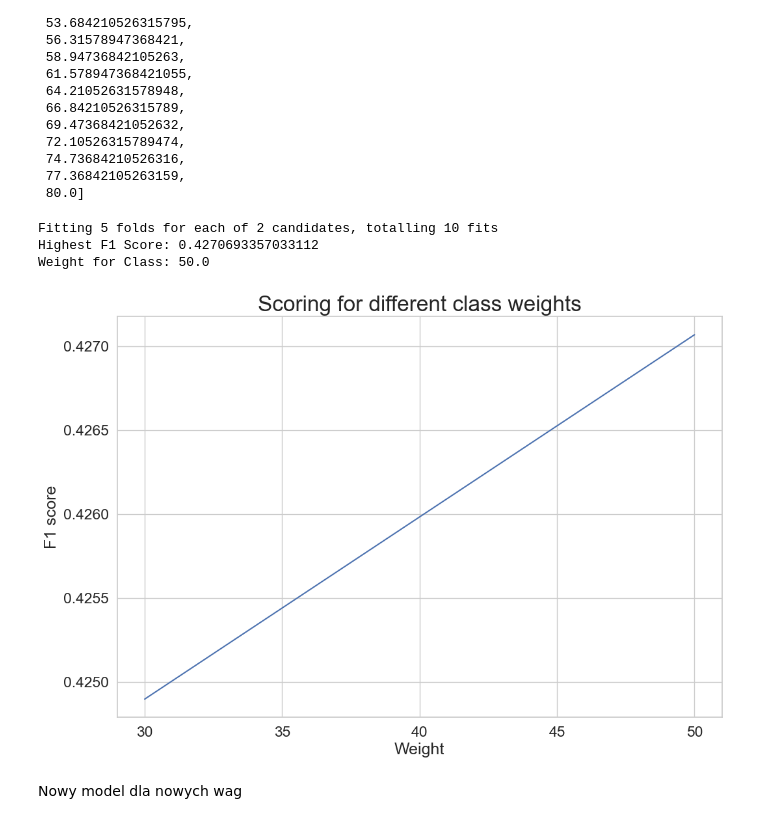
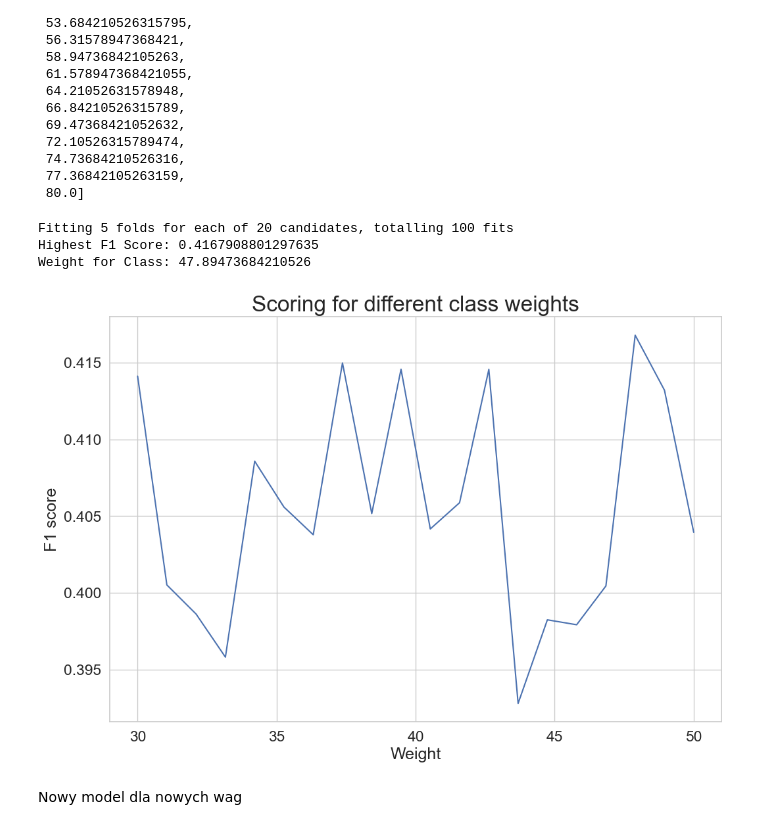
Before and after one commit to rakjuliaoczy/dr, a Jupyter notebook: XGBoost.ipynb, the cells around one changed output. Drawn from its saved outputs; the diff is of its cells as text; code cells hidden in the pictures.

```diff
--- a/XGBoost.ipynb
+++ b/XGBoost.ipynb
@@ -52,0 +56,8 @@ total_ball_data = total_ball_data._get_numeric_data()
+# %%
+corr = total_ball_data.corr()
+high_corr = corr[(corr >= 0.95) & (corr < 1)]
+#w sumie 19 zmiennych powyzej 0.95 jest skorelowanych
+columns_to_remove = high_corr.columns[high_corr.any()]
+# Drop the columns from the DataFrame
+#print(columns_to_remove)
+total_ball_data = total_ball_data.drop(columns_to_remove, axis=1)
@@ -188,7 +217,7 @@ w = np.linspace(30,80,20)
  80.0]
 # %%
 #Setting the range for class weights
-weights = np.linspace(30,50,2)
+weights = np.linspace(30,50,20)
 
 #Creating a dictionary grid for grid search
 param_grid = {'scale_pos_weight': [x for x in weights]}
@@ -196,37 +225,37 @@ param_grid = {'scale_pos_weight': [x for x in weights]}
 #Fitting grid search to the train data with 5 folds
 gridsearch = GridSearchCV(estimator= model,
                           param_grid= param_grid,
                           cv=StratifiedKFold(),
                           n_jobs=-1,
                           scoring='f1',
                           verbose=2).fit(train_X, train_y)
 
 #Ploting the score for different values of weight
 sn.set_style('whitegrid')
 plt.figure(figsize=(12,8))
 weigh_data = pd.DataFrame({ 'score': gridsearch.cv_results_['mean_test_score'], 'weight': weights})
 sn.lineplot(x='weight', y='score', data=weigh_data)
 plt.xlabel('Weight')
 plt.ylabel('F1 score')
 plt.xticks([i for i in range(30,51,5)])
 plt.title('Scoring for different class weights', fontsize=24)
 # Get the index of the highest F1 score
 best_index = gridsearch.best_index_
 
 # Get the corresponding weight values for weight one and weight two
 best_weight = weights[best_index]
 
 # Get the highest F1 score
 best_f1_score = gridsearch.cv_results_['mean_test_score'][best_index]
 
 # Print the results
 print("Highest F1 Score:", best_f1_score)
 print("Weight for Class:", best_weight)
 # %% [output]
-Fitting 5 folds for each of 2 candidates, totalling 10 fits
-Highest F1 Score: 0.4270693357033112
-Weight for Class: 50.0
+Fitting 5 folds for each of 20 candidates, totalling 100 fits
+Highest F1 Score: 0.4167908801297635
+Weight for Class: 47.89473684210526
-[figure, old version]
+[figure, new version]
 # %% [markdown]
 Nowy model dla nowych wag
 # %%
```
Also changed, not shown: parts of 15 cells of this notebook, 2 other files.
